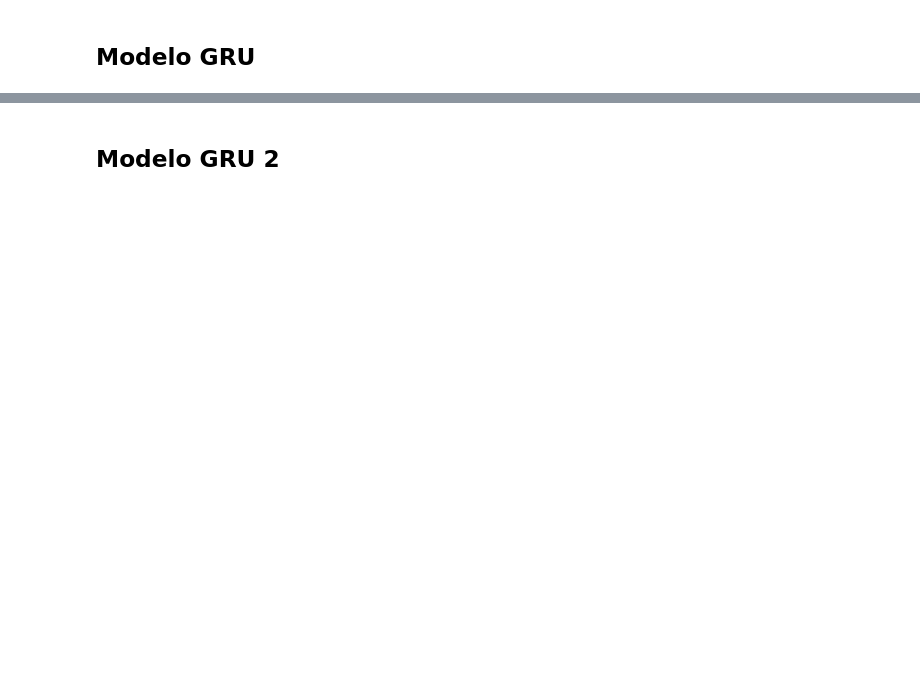
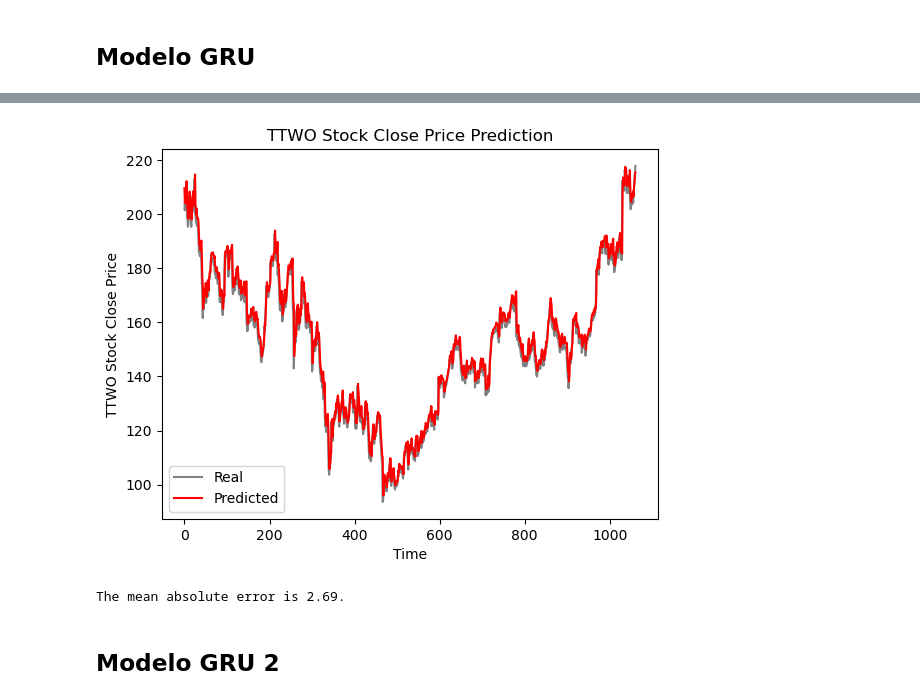
Before and after one commit to JDomingoDelgadoAlonso/RedesNeuronalesRecurrentes, a Jupyter notebook: RNN.ipynb, the cells around one changed output, grey strips where cells are left out. Saved outputs shown, nothing was run; the diff lists cells and outputs as text; code cells hidden in the pictures; blank space fills up the shorter version.

```diff
--- a/RNN.ipynb
+++ b/RNN.ipynb
@@ -304,2 +284,13 @@ The root mean squared error is 3.61.
 # %% [markdown]
 ## Modelo GRU
+# %%
+set_seed(23)
+np.random.seed(23)
+
+model_gru = Sequential()
+model_gru.add(GRU(units=125, activation="tanh", input_shape=(n_steps, features)))
+model_gru.add(Dense(units=1))
+# Compiling the RNN
+model_gru.compile(optimizer="RMSprop", loss="mae")
+
+model_gru.summary()
@@ -305,0 +309,2 @@ The root mean squared error is 3.61.
+# %%
+model_gru.fit(X_train, y_train, epochs=50, batch_size=32)
@@ -305,0 +330,5 @@ The root mean squared error is 3.61.
+# %%
+GRU_predicted_stock_price = model_gru.predict(X_test)
+GRU_predicted_stock_price = sc.inverse_transform(GRU_predicted_stock_price)
+plot_predictions(test_set, GRU_predicted_stock_price)
+# %% [output]
@@ -306,2 +336,7 @@ The root mean squared error is 3.61.
+[figure, added]
+# %%
+return_mae(test_set,GRU_predicted_stock_price)
+# %% [output]
+The mean absolute error is 2.69.
 # %% [markdown]
 ## Modelo GRU 2
```
Also changed, not shown: parts of 25 cells of this notebook.
